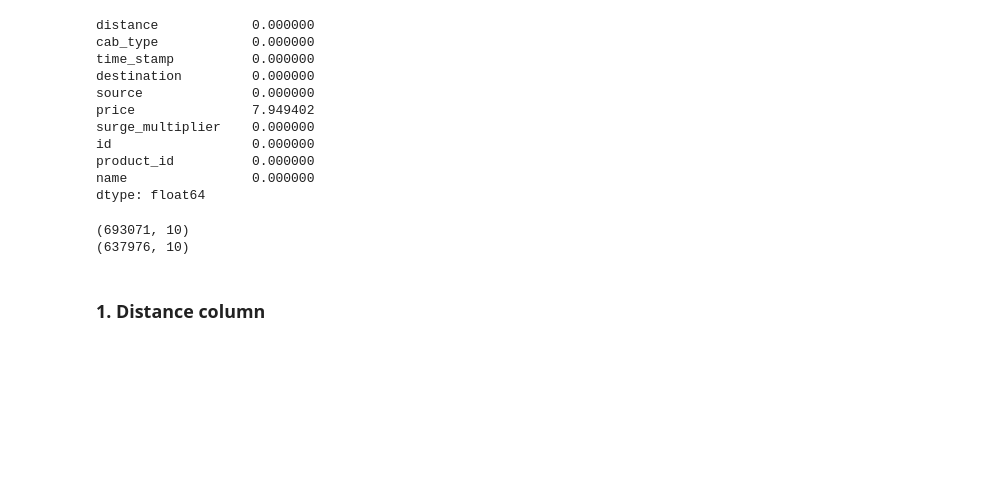
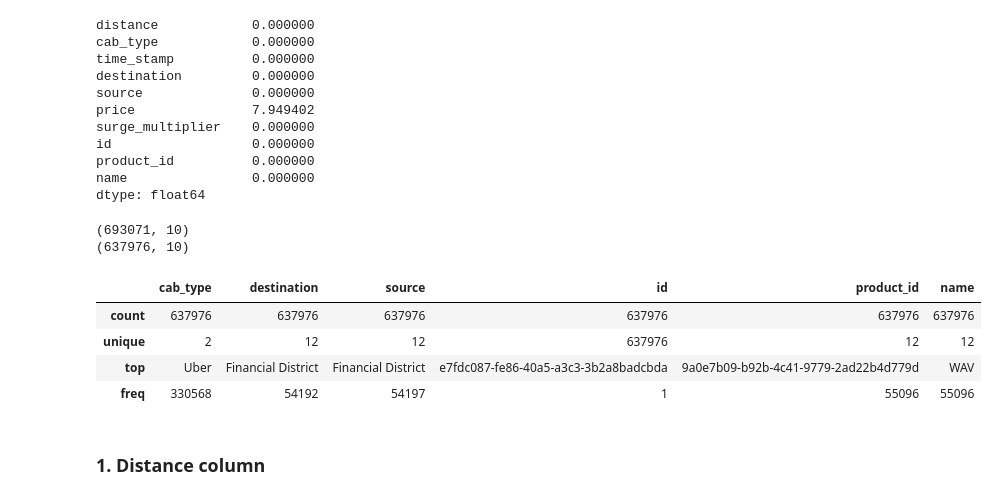
Before and after one commit to mkr9395/nyc-taxi-fare-prediction, a Jupyter notebook: notebooks/data_cleaning.ipynb, the cells around one changed output. Drawn from its saved outputs; the diff is of its cells as text; code cells hidden in the pictures; blank space fills up the shorter version.

```diff
--- a/notebooks/data_cleaning.ipynb
+++ b/notebooks/data_cleaning.ipynb
@@ -68,6 +68,14 @@ print(df.shape)
 (637976, 10)
 # %%
 df.reset_index(drop=True, inplace=True)
+# %%
+df.describe(include=['object', 'category'])
+# %% [output]
+|  | cab_type | destination | source | id | product_id | name |
+| count | 637976 | 637976 | 637976 | 637976 | 637976 | 637976 |
+| unique | 2 | 12 | 12 | 637976 | 12 | 12 |
+| top | Uber | Financial District | Financial District | e7fdc087-fe86-40a5-a3c3-3b2a8badcbda | 9a0e7b09-b92b-4c41-9779-2ad22b4d779d | WAV |
+| freq | 330568 | 54192 | 54197 | 1 | 55096 | 55096 |
 # %% [markdown]
 ### 1. Distance column
 # %%
```
Also changed, not shown: parts of 8 cells of this notebook, 1 other file.
